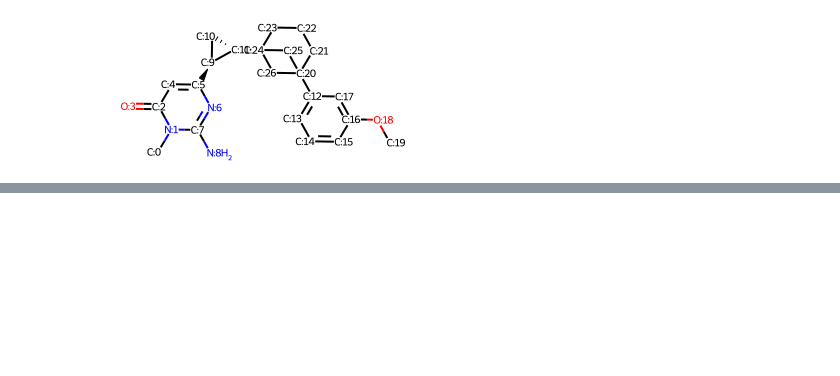
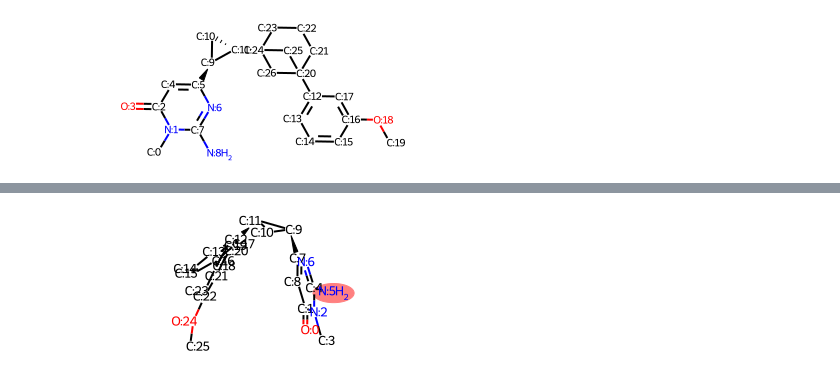
Before and after one commit to jgxs/bridge_ring_dataset, a Jupyter notebook: Bridged_ring/PDB_rings/lig_in_pdb/phe2bch.ipynb, the cells around one changed output, grey strips where cells are left out. Drawn from its saved outputs; the diff is of its cells as text; code cells hidden in the pictures; blank space fills up the shorter version.

```diff
--- a/Bridged_ring/PDB_rings/lig_in_pdb/phe2bch.ipynb
+++ b/Bridged_ring/PDB_rings/lig_in_pdb/phe2bch.ipynb
@@ -214 +252,5 @@ drawit(inpmol)
+# %%
+mol_with_atom_index(refmol)
+# %% [output]
+[figure, added]
 # %%
```
Also changed, not shown: parts of 10 cells of this notebook, 1 other file.
